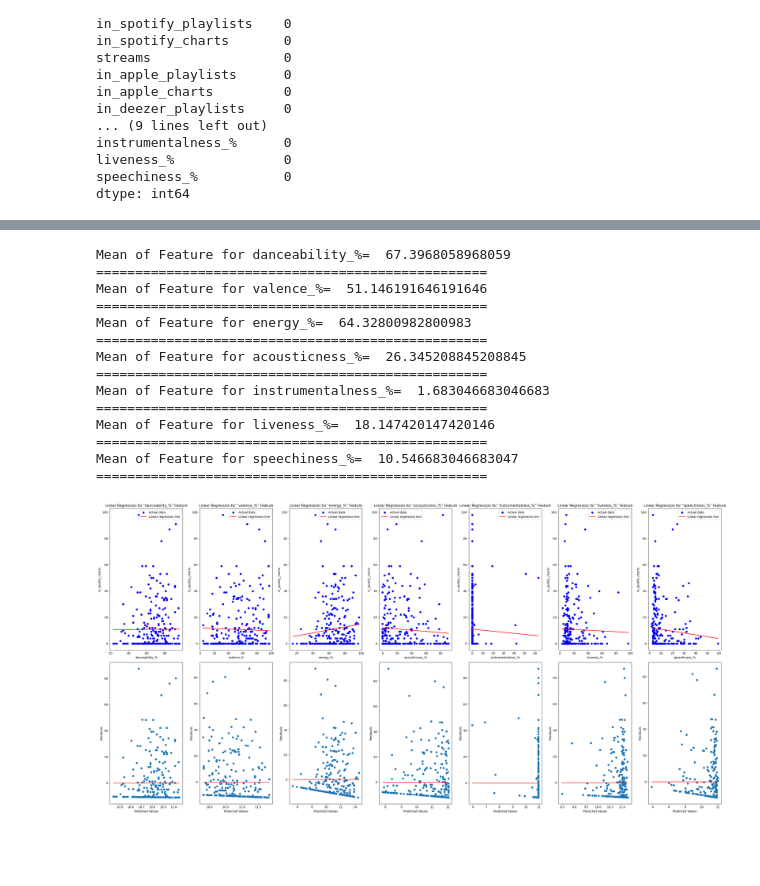
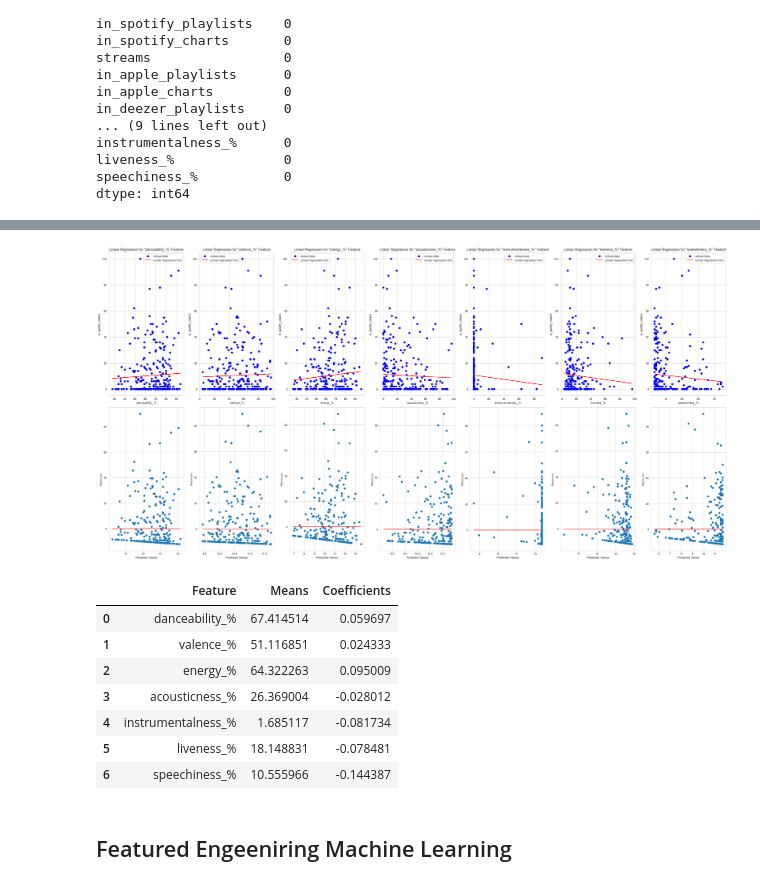
Before and after one commit to Starmam1717/Spotify, a Jupyter notebook: Spotify_notebook.ipynb, the cells around one changed output, grey strips where cells are left out. Saved outputs shown, nothing was run; the diff lists cells and outputs as text; code cells hidden in the pictures; blank space fills up the shorter version.

```diff
--- a/Spotify_notebook.ipynb
+++ b/Spotify_notebook.ipynb
@@ -141,0 +146,4 @@ memory usage: 89.0+ KB
+# %%
+#Changing Streams Data Type
+data_100['streams'] = pd.to_numeric(data_100['streams'], errors='coerce')
+data_100.info()
@@ -150,0 +242,7 @@ data_100.head()
+# %%
+#Distrubiton of Values
+sns.set_style('whitegrid')
+
+data_100.select_dtypes(include=['float64', 'int64']).hist(bins=30, figsize=(20,20), color='darkblue', edgecolor='black')
+plt.tight_layout()
+plt.show()
@@ -405,6 +486,6 @@ results_each_feature
 # %%
 #Plots and Residuals for Key BPm and Mode
-fig, axes = plt.subplots(2, 3, figsize=(30, 15 ))
+fig, axes = plt.subplots(2, 3, figsize=(25, 15 ))
 for i, column in enumerate(features):
     #Features
     X_feature = data_100[[column]]
@@ -434,7 +515,7 @@ for i, column in enumerate(features):
     axes[1,i].set_ylabel('Residuals')
 
     #Coeffiecnts
-    coefficient = model.coef_[i]
+    coefficient = model_feature.coef_[0]
 
     print(f'Coefficient for {column} = ',coefficient)
     print('==================================================')
@@ -449,9 +530,10 @@ Coefficient for mode =  -2.082142313981973
 # %%
-#Plots for Columns 18-24
+#Plots for Columns 18-24 With seperate linear regression performed on each variable
 
 fig, axes = plt.subplots(2, 7, figsize=(30, 15 ))
 
-
+coef = []
+means = []
 
 # Loop through each column in columns 18 to 24
 for i, column in enumerate(features_18_24):
@@ -476,58 +558,55 @@ for i, column in enumerate(features_18_24):
     axes[0,i].set_xlabel(column)
     axes[0,i].set_ylabel('in_spotify_charts')
     axes[0,i].set_title(f'Linear Regression for "{column}" Feature')
     axes[0,i].legend()
     #Residual Plots
     residuals = y_test_feature - y_pred_feature
     axes[1,i].scatter(y_pred_feature,residuals)
     axes[1, i].hlines(y=0, xmin=y_pred_feature.min(), xmax=y_pred_feature.max(), colors='red')
     axes[1,i].set_xlabel('Predicted Values')
     axes[1,i].set_ylabel('Residuals')
 
     #Coeffiecnts
-    coefficient = model.coef_[i]
-
+    coefficient = model_feature.coef_[0]
+    coef.append(coefficient)
 
 
     #Mean of Each Feature
     mean = np.mean(X_feature)
-
-
-
-    print(f'Coefficient for {column} = ',coefficient)
-    print(f'Mean of Feature for {column}= ',mean)
-
-
-    print('==================================================')
+    means.append(mean)
 
 
 
 
 
+
+results_mean_coef = pd.DataFrame({
+
+    'Feature': features_18_24,
+    'Means': means,
+    'Coefficients': coef
+})
 
 
 
 
 
 # Adjust subplot layout
 plt.tight_layout()
 plt.show()
+results_mean_coef
 # %% [output]
-Mean of Feature for danceability_%=  67.3968058968059
-==================================================
-Mean of Feature for valence_%=  51.146191646191646
-==================================================
-Mean of Feature for energy_%=  64.32800982800983
-==================================================
-Mean of Feature for acousticness_%=  26.345208845208845
-==================================================
-Mean of Feature for instrumentalness_%=  1.683046683046683
-==================================================
-Mean of Feature for liveness_%=  18.147420147420146
-==================================================
-Mean of Feature for speechiness_%=  10.546683046683047
-==================================================
-[figure, old version]
+[figure, new version]
+|  | Feature | Means | Coefficients |
+| 0 | danceability_% | 67.414514 | 0.059697 |
+| 1 | valence_% | 51.116851 | 0.024333 |
+| 2 | energy_% | 64.322263 | 0.095009 |
+| 3 | acousticness_% | 26.369004 | -0.028012 |
+| 4 | instrumentalness_% | 1.685117 | -0.081734 |
+| 5 | liveness_% | 18.148831 | -0.078481 |
+| 6 | speechiness_% | 10.555966 | -0.144387 |
+# %% [markdown]
+## Featured Engeeniring Machine Learning
 # %%
 #Feature Engeeniring
 from itertools import combinations
```
Also changed, not shown: parts of 34 cells of this notebook.
